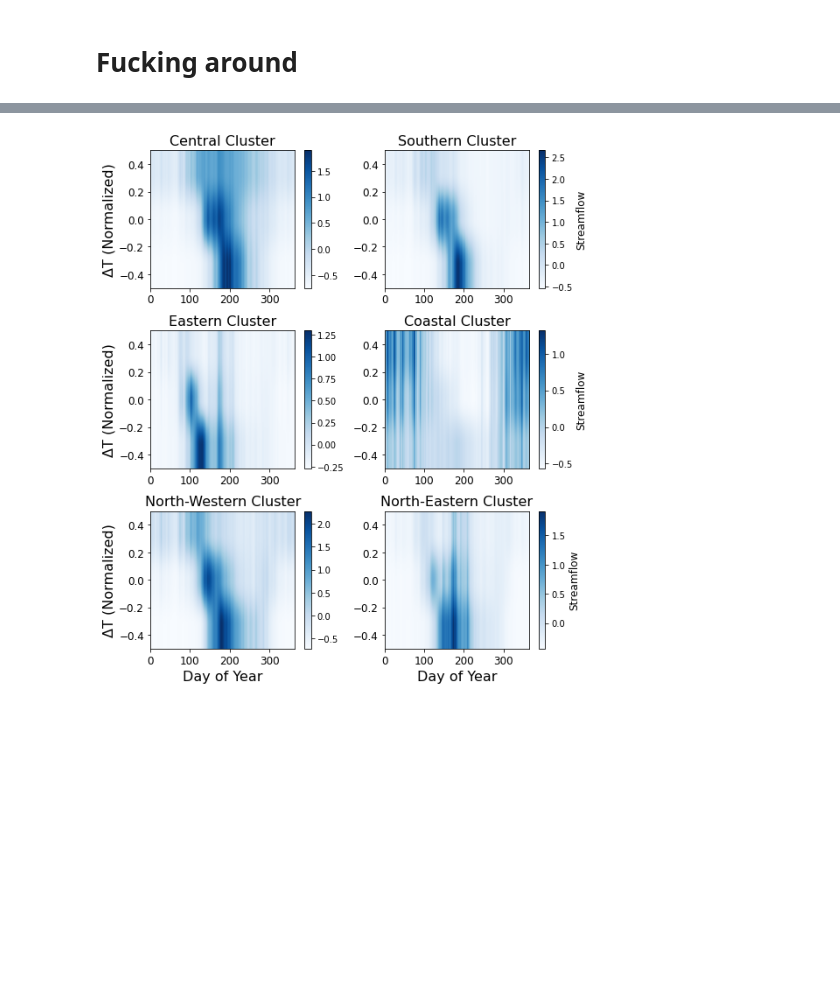
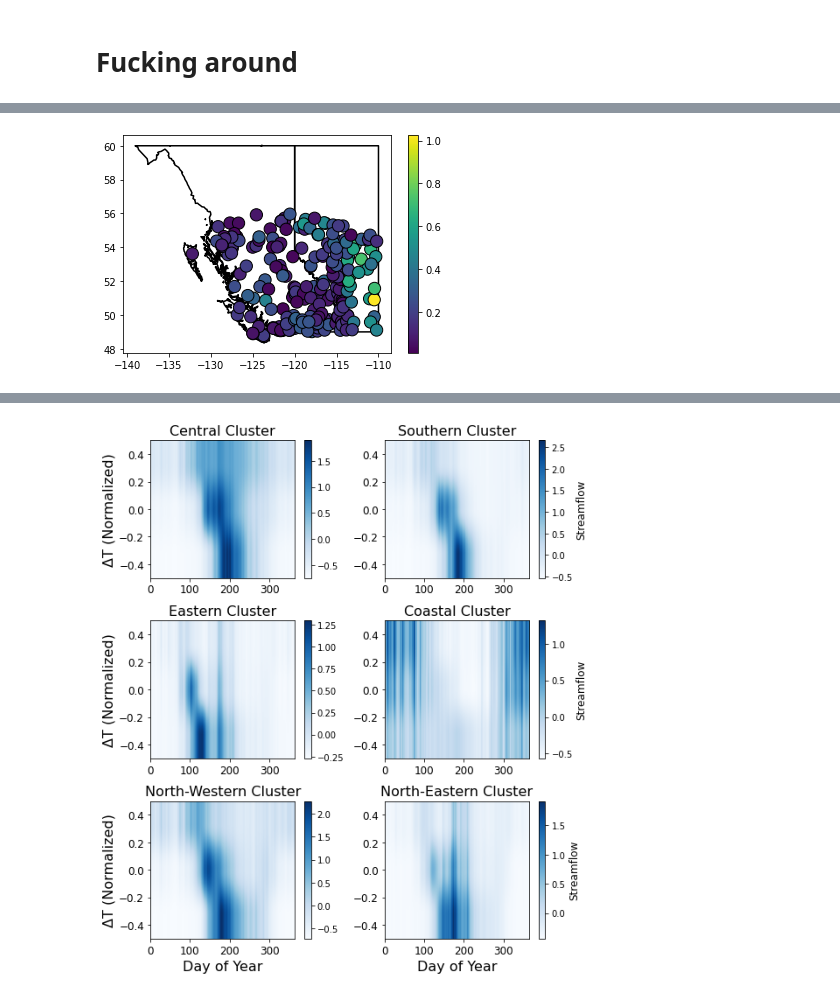
Before and after one commit to andersonsam/cnn_lstm_era, a Jupyter notebook: main_publish.ipynb, the cells around one changed output, grey strips where cells are left out. Saved outputs shown, nothing was run; the diff lists cells and outputs as text; code cells hidden in the pictures; blank space fills up the shorter version.

```diff
--- a/main_publish.ipynb
+++ b/main_publish.ipynb
@@ -3187,0 +3218,7 @@ for cluster in range(n_clusters_seasonal):
+# %%
+fig, ax = plt.subplots()
+plot_prov_ax(prov = prov, ax = ax)
+s = ax.scatter(stationLon[stationInds], stationLat[stationInds], c = cov, s = 150, zorder = 3, linewidth =1, edgecolor = 'k')
+cb = plt.colorbar(s, ax = ax)
+# %% [output]
+[figure, added]
```
Also changed, not shown: parts of 10 cells of this notebook.
